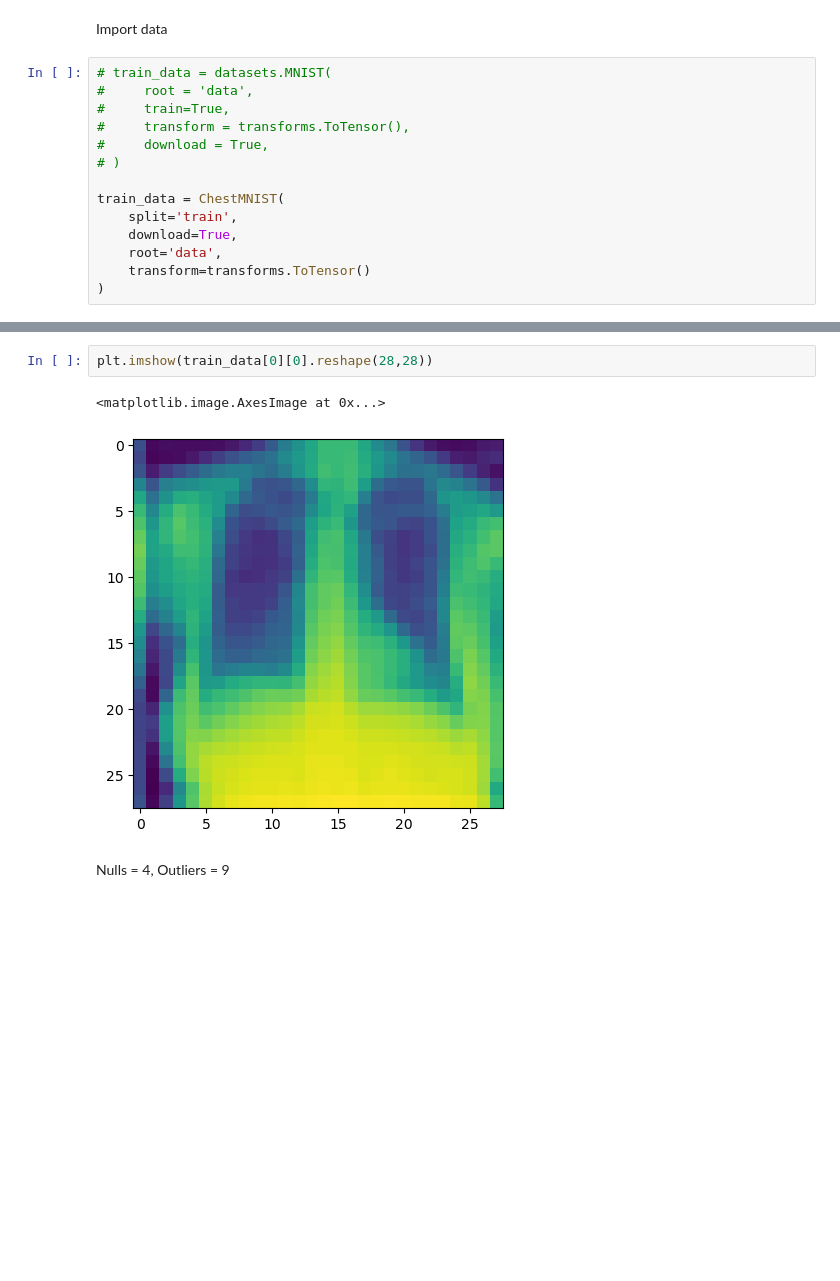
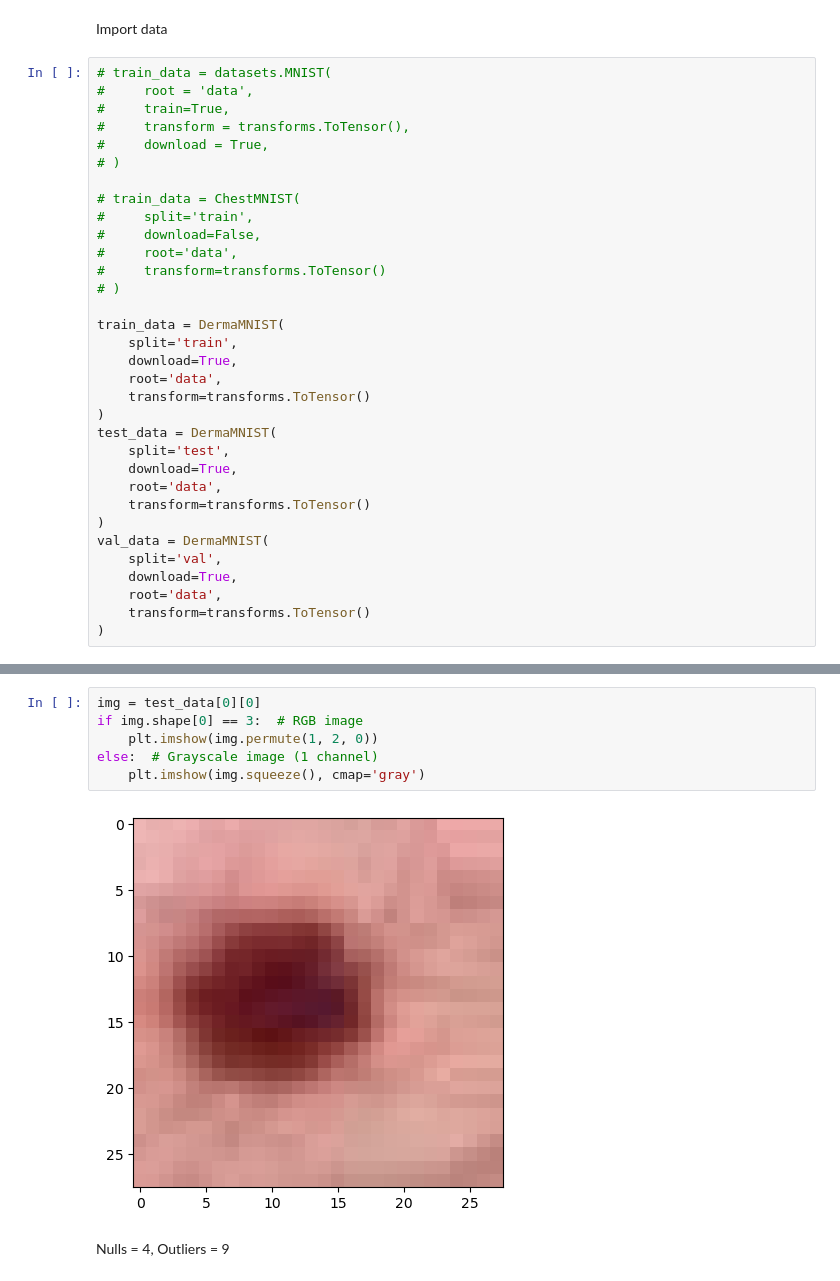
Before and after one commit to SPKS23/Bachlor, a Jupyter notebook: Soren/Adadetect/mnist.ipynb, the cells around one changed output, grey strips where cells are left out. Saved outputs shown, nothing was run; the diff lists cells and outputs as text; blank space fills up the shorter version.

Commit message:
Indførsel af dermamnist

```diff
--- a/Soren/Adadetect/mnist.ipynb
+++ b/Soren/Adadetect/mnist.ipynb
@@ -172,10 +172,29 @@ Import data
 #     download = True,
 # )
 
-train_data = ChestMNIST(
+# train_data = ChestMNIST(
+#     split='train',
+#     download=False,
+#     root='data',
+#     transform=transforms.ToTensor()
+# )
+
+train_data = DermaMNIST(
     split='train',
     download=True,
     root='data',
     transform=transforms.ToTensor()
 )
+test_data = DermaMNIST(
+    split='test',
+    download=True,
+    root='data',
+    transform=transforms.ToTensor()
+)
+val_data = DermaMNIST(
+    split='val',
+    download=True,
+    root='data',
+    transform=transforms.ToTensor()
+)
 # %% [output]
@@ -200,8 +243,11 @@ torch.Size([1, 28, 28])
 # %%
-plt.imshow(train_data[0][0].reshape(28,28))
+img = test_data[0][0]
+if img.shape[0] == 3:  # RGB image
+    plt.imshow(img.permute(1, 2, 0))
+else:  # Grayscale image (1 channel)
+    plt.imshow(img.squeeze(), cmap='gray')
 # %% [output]
-<matplotlib.image.AxesImage at 0x...>
-[figure, old version]
+[figure, new version]
 # %% [markdown]
 Nulls = 4, Outliers = 9
 # %%
```
Also changed, not shown: parts of 11 cells of this notebook.
